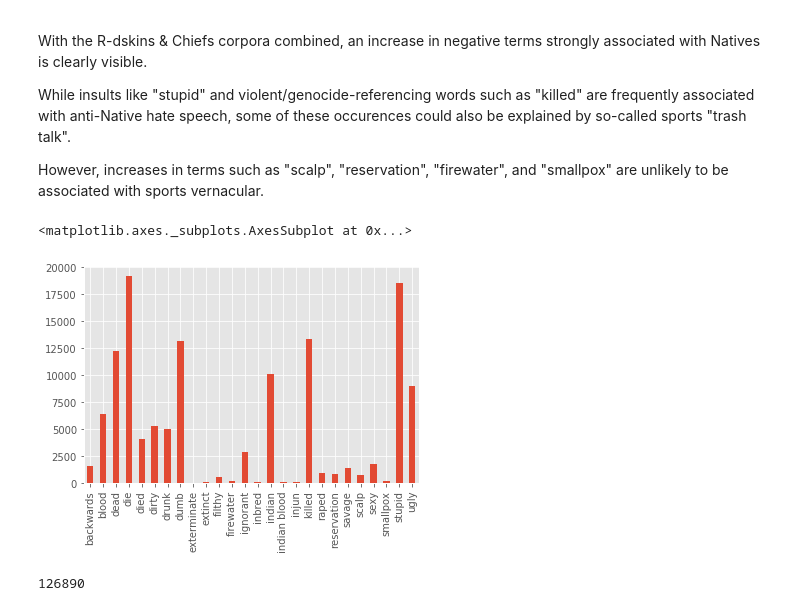
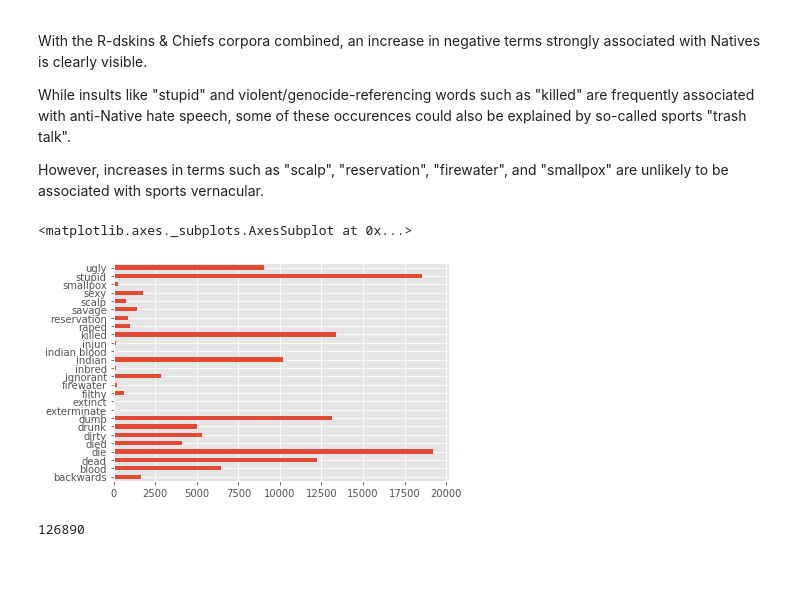
Before and after one commit to IndigenousEngineering/Not_Your_Mascot, a Jupyter notebook: Not_Your_Mascot_full.ipynb, the cells around one changed output. Cells and saved outputs as stored; diff of their text form; code cells hidden in the pictures; blank space fills up the shorter version.

```diff
--- a/Not_Your_Mascot_full.ipynb
+++ b/Not_Your_Mascot_full.ipynb
@@ -1450,10 +1450,10 @@ However, increases in terms such as "scalp", "reservation", "firewater", and "sm
 # %%
 # term frequencies for R*dskins & Chiefs
 
-Native_mascots_df['term'].value_counts().sort_index().plot.bar()
+Native_mascots_df['term'].value_counts().sort_index().plot.barh()
 # %% [output]
 <matplotlib.axes._subplots.AxesSubplot at 0x...>
-[figure, old version]
+[figure, new version]
 # %%
 # create a df containing only the chiefs & 49ers corpora
 
```
Also changed, not shown: parts of 2 cells of this notebook.
